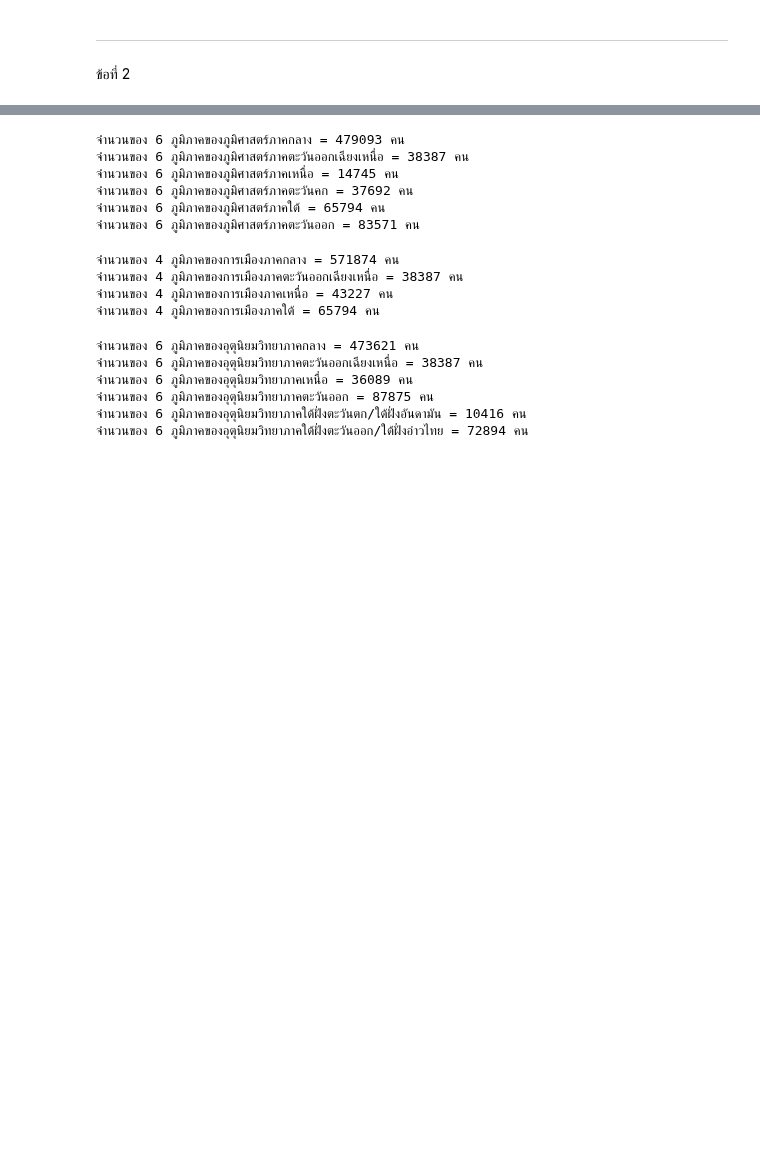
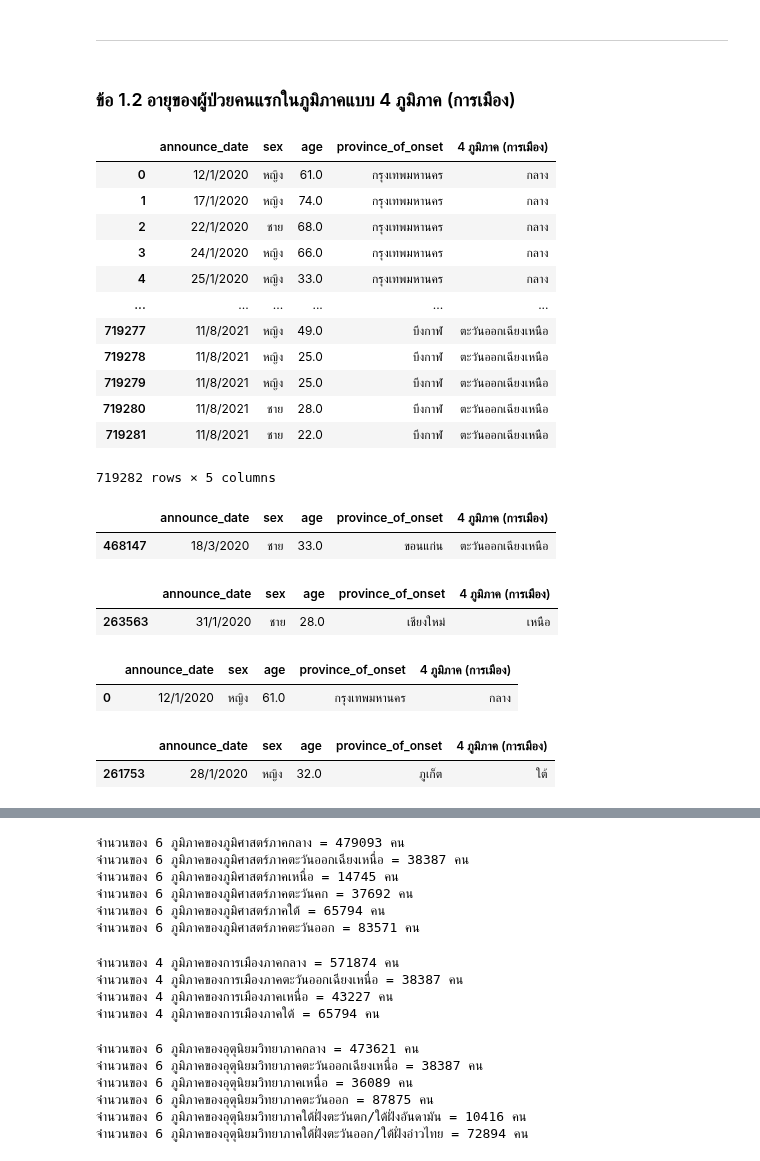
Before and after one commit to sitthatkaja/data_viz_2022, a Jupyter notebook: BasicPython&DataViz_midterm2022.ipynb, the cells around one changed output, grey strips where cells are left out. Cells and saved outputs as stored; diff of their text form; code cells hidden in the pictures; blank space fills up the shorter version.

```diff
--- a/BasicPython&DataViz_midterm2022.ipynb
+++ b/BasicPython&DataViz_midterm2022.ipynb
@@ -224,4 +161,45 @@ covid_data_on[covid_data_on['6 ภูมิภาค (ภูมิศาสต
 # %% [markdown]
 ---
-# %% [markdown]
-ข้อที่ 2
+# %% [markdown]
+### ข้อ 1.2  อายุของผู้ป่วยคนแรกในภูมิภาคแบบ 4 ภูมิภาค (การเมือง)
+# %%
+P1 = covid_data_on[['announce_date','sex','age','province_of_onset','4 ภูมิภาค (การเมือง)']]
+P1
+# %% [output]
+|  | announce_date | sex | age | province_of_onset | 4 ภูมิภาค (การเมือง) |
+| 0 | 12/1/2020 | หญิง | 61.0 | กรุงเทพมหานคร | กลาง |
+| 1 | 17/1/2020 | หญิง | 74.0 | กรุงเทพมหานคร | กลาง |
+| 2 | 22/1/2020 | ชาย | 68.0 | กรุงเทพมหานคร | กลาง |
+| 3 | 24/1/2020 | หญิง | 66.0 | กรุงเทพมหานคร | กลาง |
+| 4 | 25/1/2020 | หญิง | 33.0 | กรุงเทพมหานคร | กลาง |
+| ... | ... | ... | ... | ... | ... |
+| 719277 | 11/8/2021 | หญิง | 49.0 | บึงกาฬ | ตะวันออกเฉียงเหนือ |
+| 719278 | 11/8/2021 | หญิง | 25.0 | บึงกาฬ | ตะวันออกเฉียงเหนือ |
+| 719279 | 11/8/2021 | หญิง | 25.0 | บึงกาฬ | ตะวันออกเฉียงเหนือ |
+| 719280 | 11/8/2021 | ชาย | 28.0 | บึงกาฬ | ตะวันออกเฉียงเหนือ |
+| 719281 | 11/8/2021 | ชาย | 22.0 | บึงกาฬ | ตะวันออกเฉียงเหนือ |
+719282 rows × 5 columns
+# %%
+P1_NE = P1[P1['4 ภูมิภาค (การเมือง)']=='ตะวันออกเฉียงเหนือ']
+P1_NE.head(1)
+# %% [output]
+|  | announce_date | sex | age | province_of_onset | 4 ภูมิภาค (การเมือง) |
+| 468147 | 18/3/2020 | ชาย | 33.0 | ขอนแก่น | ตะวันออกเฉียงเหนือ |
+# %%
+P1_N = P1[P1['4 ภูมิภาค (การเมือง)']=='เหนือ']
+P1_N.head(1)
+# %% [output]
+|  | announce_date | sex | age | province_of_onset | 4 ภูมิภาค (การเมือง) |
+| 263563 | 31/1/2020 | ชาย | 28.0 | เชียงใหม่ | เหนือ |
+# %%
+P1_M = P1[P1['4 ภูมิภาค (การเมือง)']=='กลาง']
+P1_M.head(1)
+# %% [output]
+|  | announce_date | sex | age | province_of_onset | 4 ภูมิภาค (การเมือง) |
+| 0 | 12/1/2020 | หญิง | 61.0 | กรุงเทพมหานคร | กลาง |
+# %%
+P1_S = P1[P1['4 ภูมิภาค (การเมือง)']=='ใต้']
+P1_S.head(1)
+# %% [output]
+|  | announce_date | sex | age | province_of_onset | 4 ภูมิภาค (การเมือง) |
+| 261753 | 28/1/2020 | หญิง | 32.0 | ภูเก็ต | ใต้ |
```
Also changed, not shown: parts of 38 cells of this notebook.
